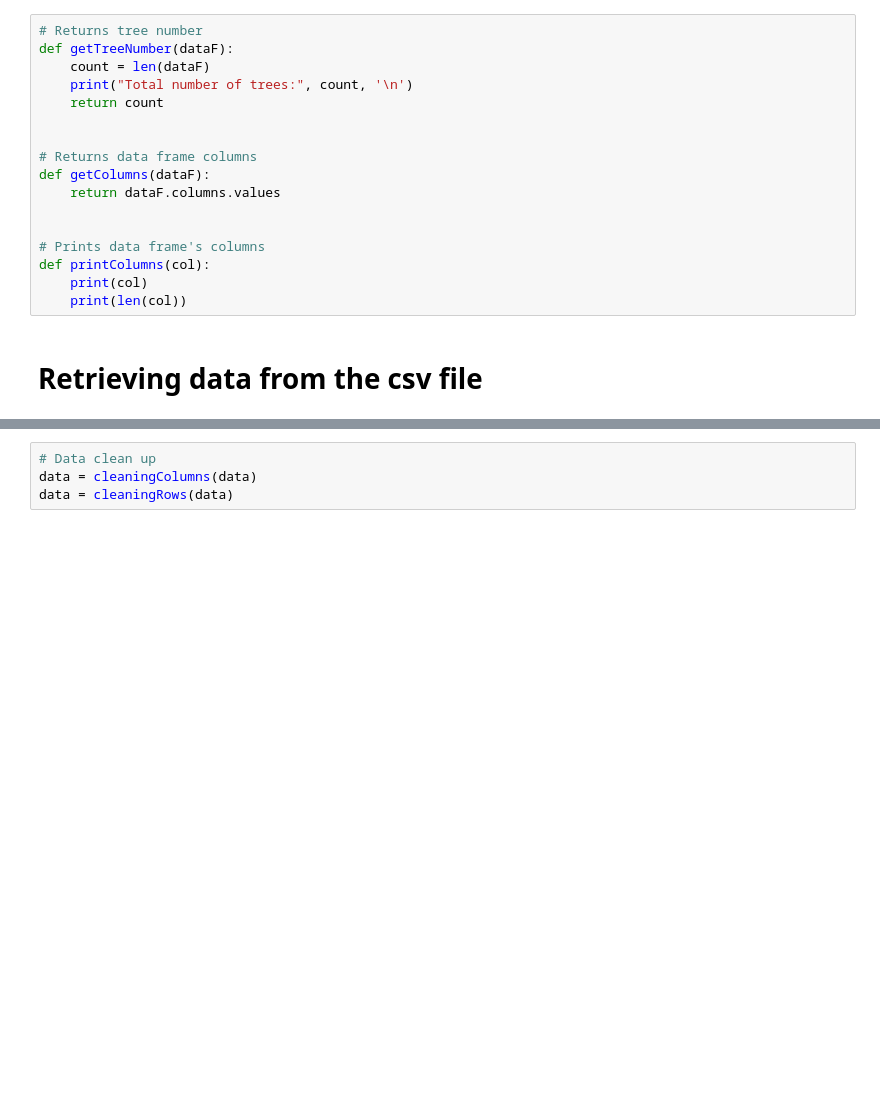
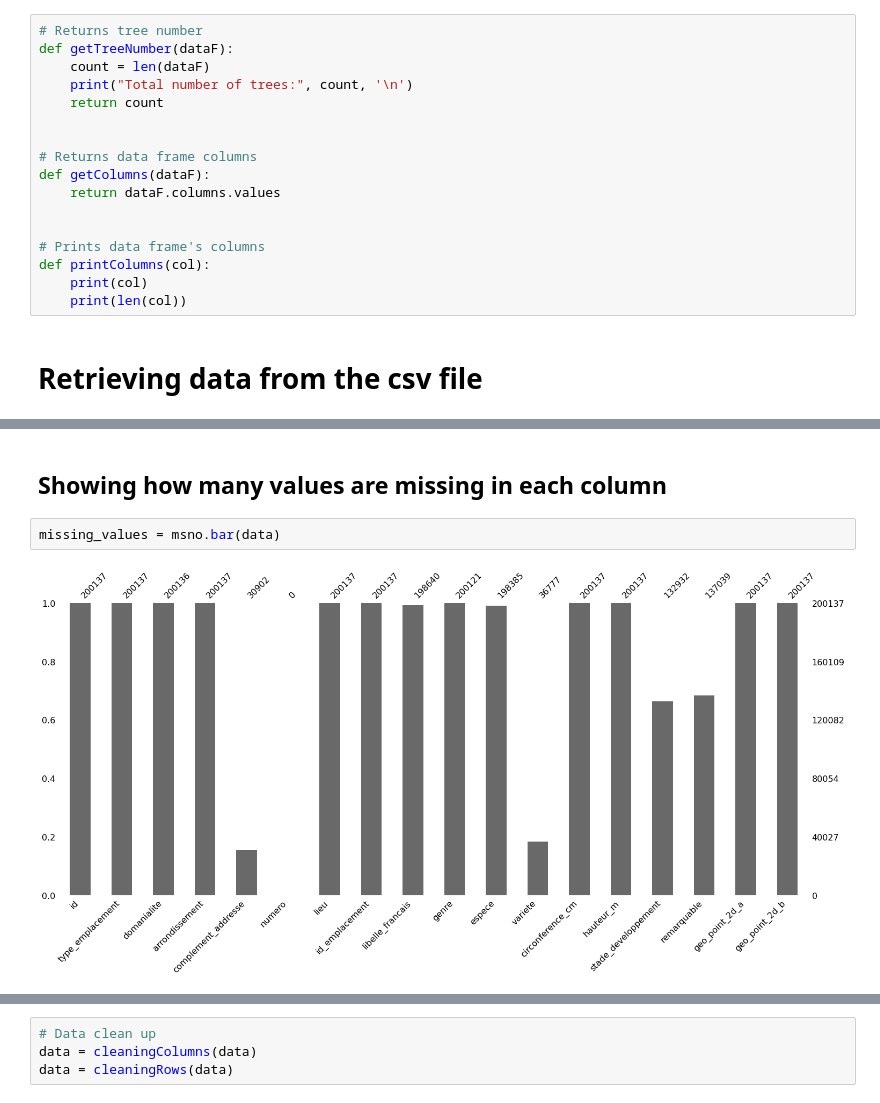
Before and after one commit to lynda-trad/Paris-Trees, a Jupyter notebook: Trees-of-Paris.ipynb, the cells around one changed output, grey strips where cells are left out. Saved outputs shown, nothing was run; the diff lists cells and outputs as text; blank space fills up the shorter version.

```diff
--- a/Trees-of-Paris.ipynb
+++ b/Trees-of-Paris.ipynb
@@ -80,0 +47,6 @@ Total number of trees: 200137
+# %% [markdown]
+## Showing how many values are missing in each column
+# %%
+missing_values = msno.bar(data)
+# %% [output]
+[figure, added]
```
Also changed, not shown: parts of 37 cells of this notebook.
